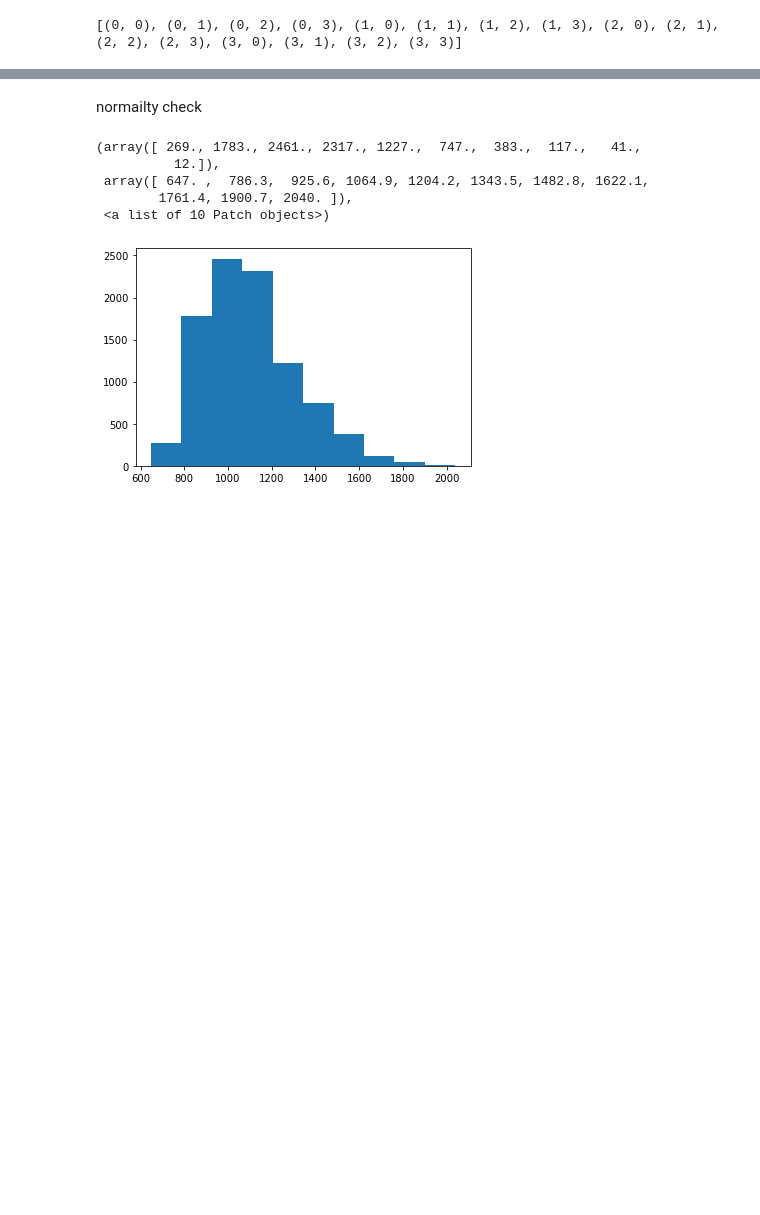
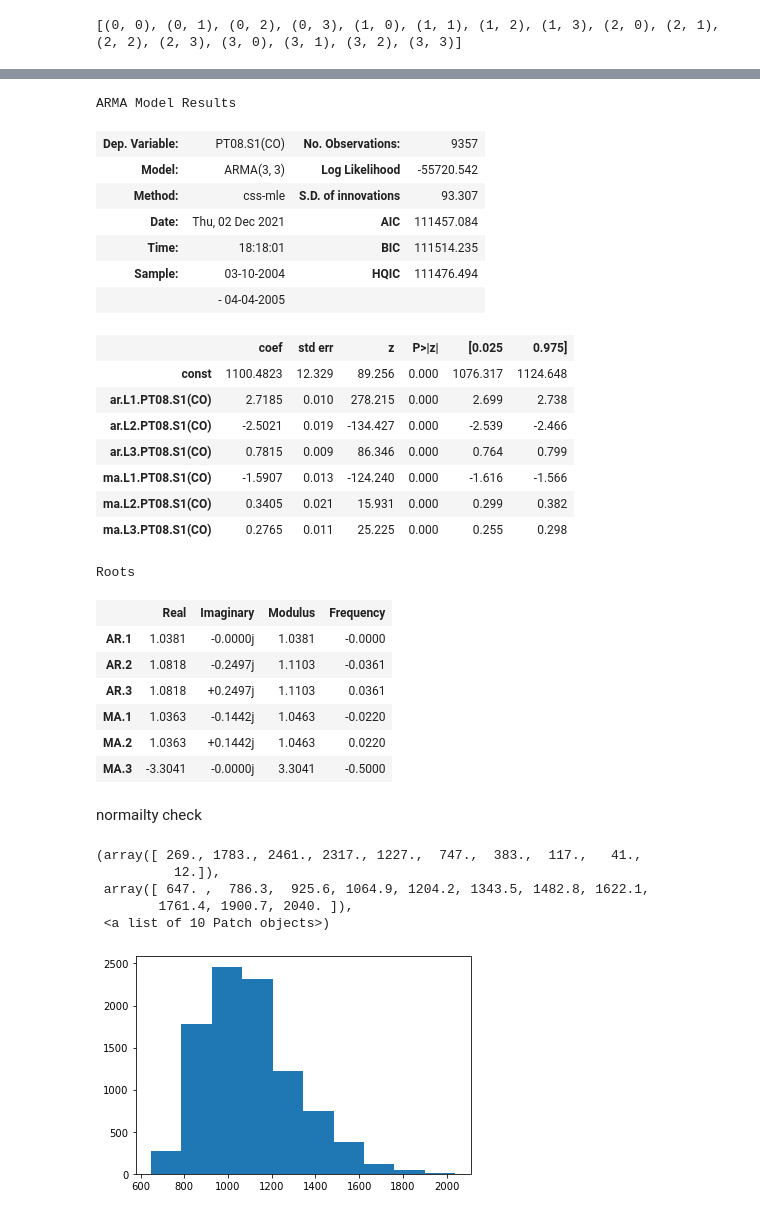
Before and after one commit to sks-07/Timeseries, a Jupyter notebook: time_series.ipynb, the cells around one changed output, grey strips where cells are left out. Cells and saved outputs as stored; diff of their text form; code cells hidden in the pictures; blank space fills up the shorter version.

Commit message:
Arma model univariate

```diff
--- a/time_series.ipynb
+++ b/time_series.ipynb
@@ -373,11 +375,14 @@ print()
 [(0, 0), (0, 1), (0, 2), (0, 3), (1, 0), (1, 1), (1, 2), (1, 3), (2, 0), (2, 1), (2, 2), (2, 3), (3, 0), (3, 1), (3, 2), (3, 3)]
 # %%
 for param in pq:
-        mod=ARMA(df,order=param)
+    try:
+        mod=ARMA(S1,order=param)
         result=mod.fit()
         print()
         print(f"parameter values for p,q {param}")
         print(f"ARMA{param} - AIC{result.aic}")
         params.append(param)
         AICs.append(result.aic)
+    except:
+            continue
 # %% [output]
@@ -385,3 +421,30 @@ ValueError: endog is required to have ndim 1 but has ndim 2
+# %%
+result.summary()
+# %% [output]
+ARMA Model Results
+| Dep. Variable: | PT08.S1(CO) | No. Observations: | 9357 |
+| Model: | ARMA(3, 3) | Log Likelihood | -55720.542 |
+| Method: | css-mle | S.D. of innovations | 93.307 |
+| Date: | Thu, 02 Dec 2021 | AIC | 111457.084 |
+| Time: | 18:18:01 | BIC | 111514.235 |
+| Sample: | 03-10-2004 | HQIC | 111476.494 |
+|  | - 04-04-2005 |  |  |
+|  | coef | std err | z | P>|z| | [0.025 | 0.975] |
+| const | 1100.4823 | 12.329 | 89.256 | 0.000 | 1076.317 | 1124.648 |
+| ar.L1.PT08.S1(CO) | 2.7185 | 0.010 | 278.215 | 0.000 | 2.699 | 2.738 |
+| ar.L2.PT08.S1(CO) | -2.5021 | 0.019 | -134.427 | 0.000 | -2.539 | -2.466 |
+| ar.L3.PT08.S1(CO) | 0.7815 | 0.009 | 86.346 | 0.000 | 0.764 | 0.799 |
+| ma.L1.PT08.S1(CO) | -1.5907 | 0.013 | -124.240 | 0.000 | -1.616 | -1.566 |
+| ma.L2.PT08.S1(CO) | 0.3405 | 0.021 | 15.931 | 0.000 | 0.299 | 0.382 |
+| ma.L3.PT08.S1(CO) | 0.2765 | 0.011 | 25.225 | 0.000 | 0.255 | 0.298 |
+Roots
+|  | Real | Imaginary | Modulus | Frequency |
+| AR.1 | 1.0381 | -0.0000j | 1.0381 | -0.0000 |
+| AR.2 | 1.0818 | -0.2497j | 1.1103 | -0.0361 |
+| AR.3 | 1.0818 | +0.2497j | 1.1103 | 0.0361 |
+| MA.1 | 1.0363 | -0.1442j | 1.0463 | -0.0220 |
+| MA.2 | 1.0363 | +0.1442j | 1.0463 | 0.0220 |
+| MA.3 | -3.3041 | -0.0000j | 3.3041 | -0.5000 |
 # %% [markdown]
 normailty check
 # %%
```
Also changed, not shown: parts of 4 cells of this notebook.
